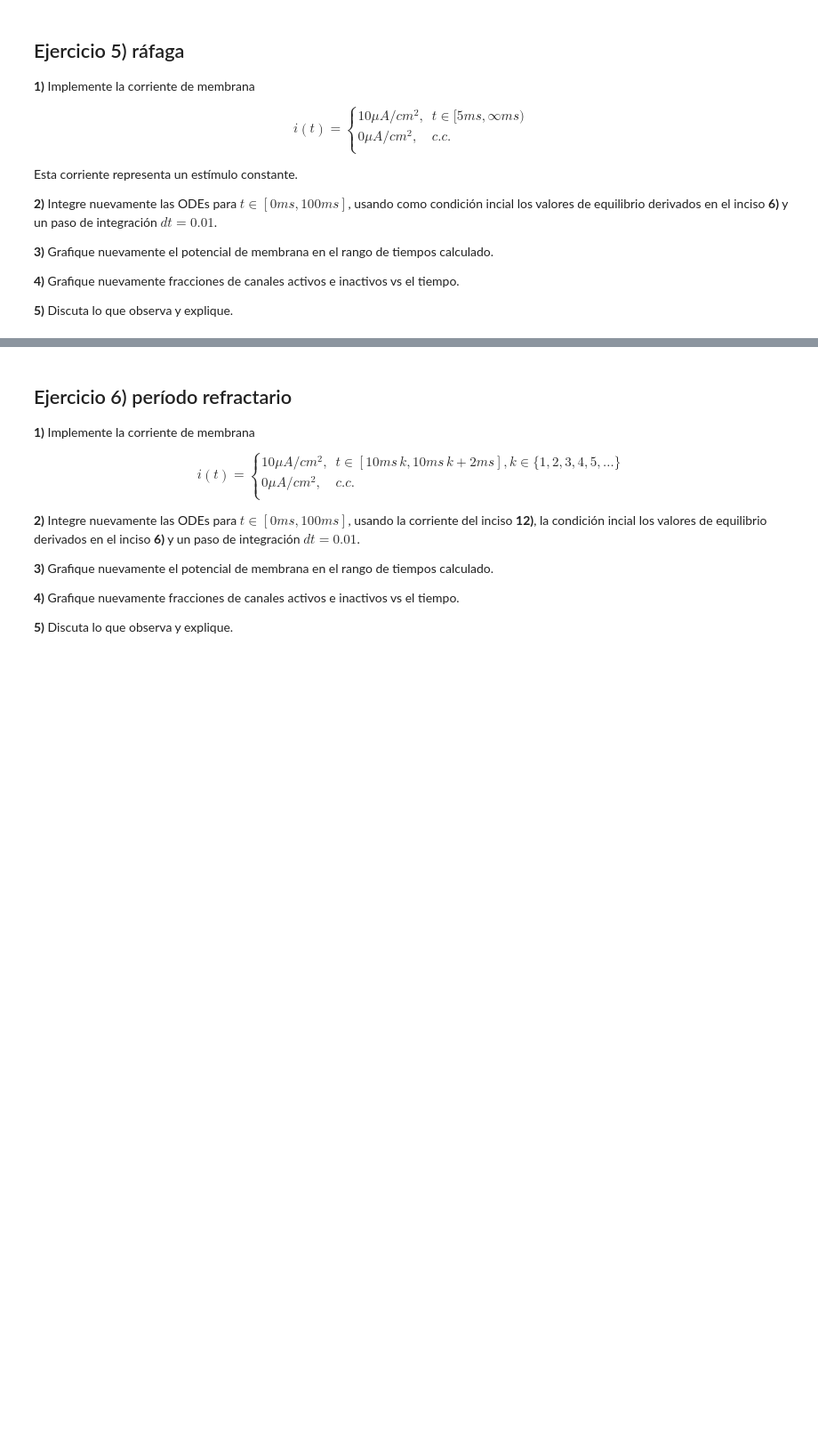
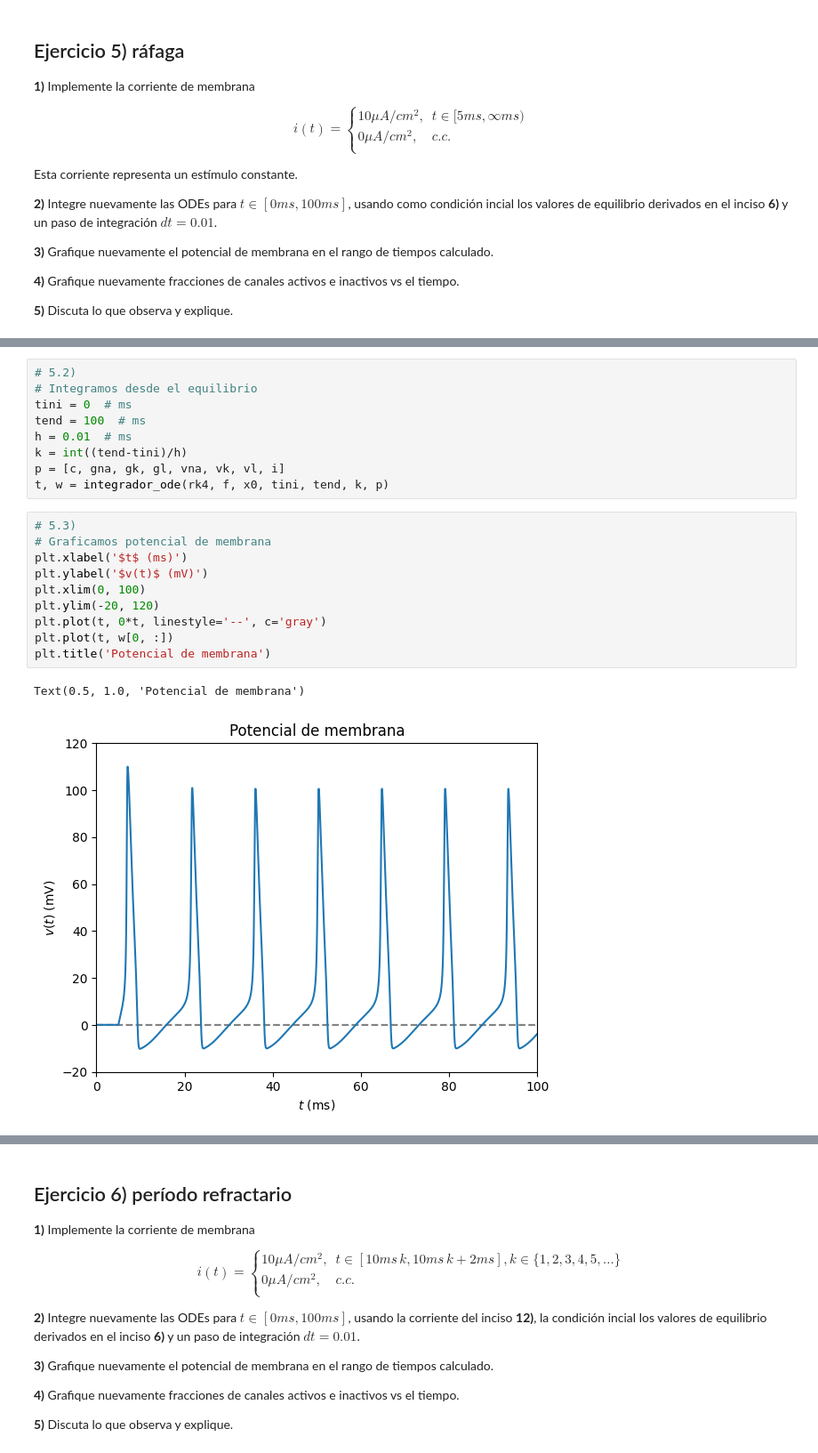
Before and after one commit to kevmansilla/redes-neuronales-trabajos, a Jupyter notebook: redes-neuronales-2024-guia-8.ipynb, the cells around one changed output, grey strips where cells are left out. Shown at 89% size. Saved outputs shown, nothing was run; the diff lists cells and outputs as text; blank space fills up the shorter version.

```diff
--- a/redes-neuronales-2024-guia-8.ipynb
+++ b/redes-neuronales-2024-guia-8.ipynb
@@ -688,0 +704,22 @@ Esta corriente representa un estímulo constante.
+# %%
+# 5.2)
+# Integramos desde el equilibrio
+tini = 0  # ms
+tend = 100  # ms
+h = 0.01  # ms
+k = int((tend-tini)/h)
+p = [c, gna, gk, gl, vna, vk, vl, i]
+t, w = integrador_ode(rk4, f, x0, tini, tend, k, p)
+# %%
+# 5.3)
+# Graficamos potencial de membrana
+plt.xlabel('$t$ (ms)')
+plt.ylabel('$v(t)$ (mV)')
+plt.xlim(0, 100)
+plt.ylim(-20, 120)
+plt.plot(t, 0*t, linestyle='--', c='gray')
+plt.plot(t, w[0, :])
+plt.title('Potencial de membrana')
+# %% [output]
+Text(0.5, 1.0, 'Potencial de membrana')
+[figure, added]
```
Also changed, not shown: parts of 17 cells of this notebook.
